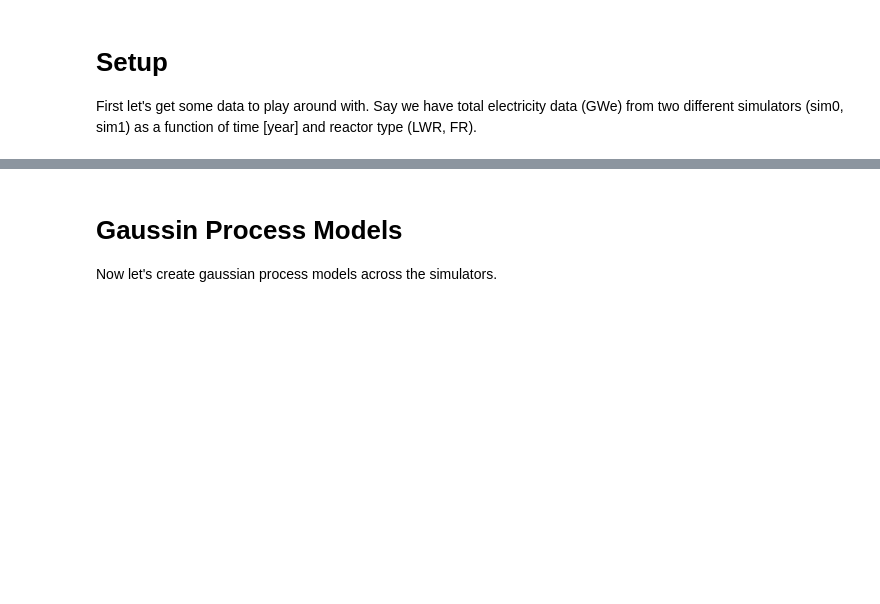
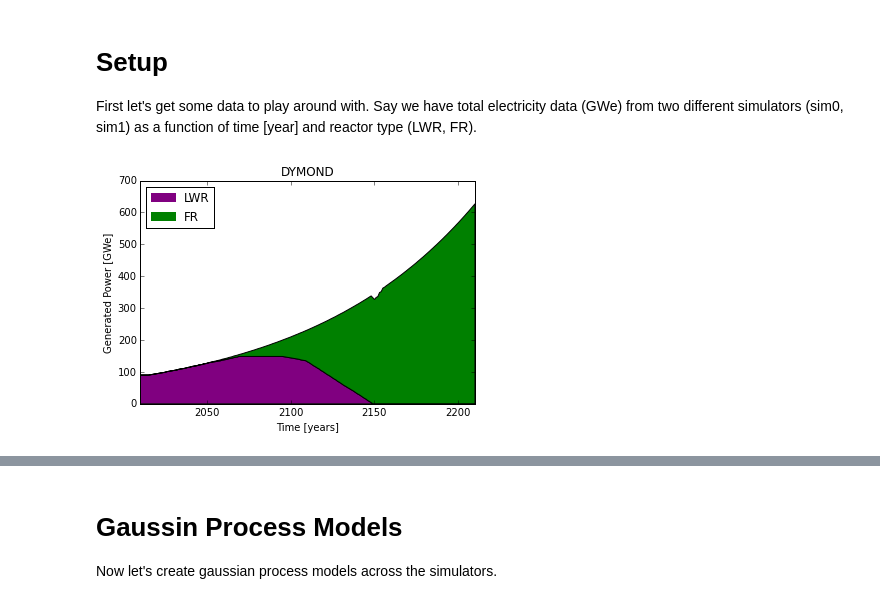
Before and after one commit to scopatz/fc-bench-method, a Jupyter notebook: methodology.ipynb, the cells around one changed output, grey strips where cells are left out. Cells and saved outputs as stored; diff of their text form; code cells hidden in the pictures; blank space fills up the shorter version.

Commit message:
made raw data figures

```diff
--- a/methodology.ipynb
+++ b/methodology.ipynb
@@ -93,3 +94,21 @@ gwe_fr_sim1 = np.array([0, 0, 0, 0, 0, 0, 0, 0, 0, 0, 0, 0, 0, 0, 0, 0, 0, 0, 0,
                         525.6, 611.6, 619.2, 546.4, 522.4, 649.2, 644, 651.2, 585.6, 562.8,
                         670.4, 677.6, 525.6])
 gwe_sim1 = gwe_lwr_sim1 + gwe_fr_sim1
+# %%
+def gwe_plot(t, lwr, fr, sim, colors=('purple', 'green')):
+    plt.stackplot(t, lwr, fr, colors=colors)
+    ax = plt.axis()
+    plt.axis([t[0], t[-1], 0.0, ax[3]])
+    plwr = mpatches.Patch(color=colors[0], label='LWR')
+    pfr = mpatches.Patch(color=colors[1], label='FR')
+    plt.legend(handles=[plwr, pfr], loc='upper left')
+    plt.xlabel('Time [years]')
+    plt.ylabel('Generated Power [GWe]')
+    plt.title(sim)
+    fbase = 'gwe-' + sim.lower()
+    plt.savefig(fbase + '.eps')
+    plt.savefig(fbase + '.png')
+# %%
+gwe_plot(t, gwe_lwr_sim0, gwe_fr_sim0, 'DYMOND')
+# %% [output]
+[figure, added]
```
Also changed, not shown: parts of 3 cells of this notebook, 4 other files.
